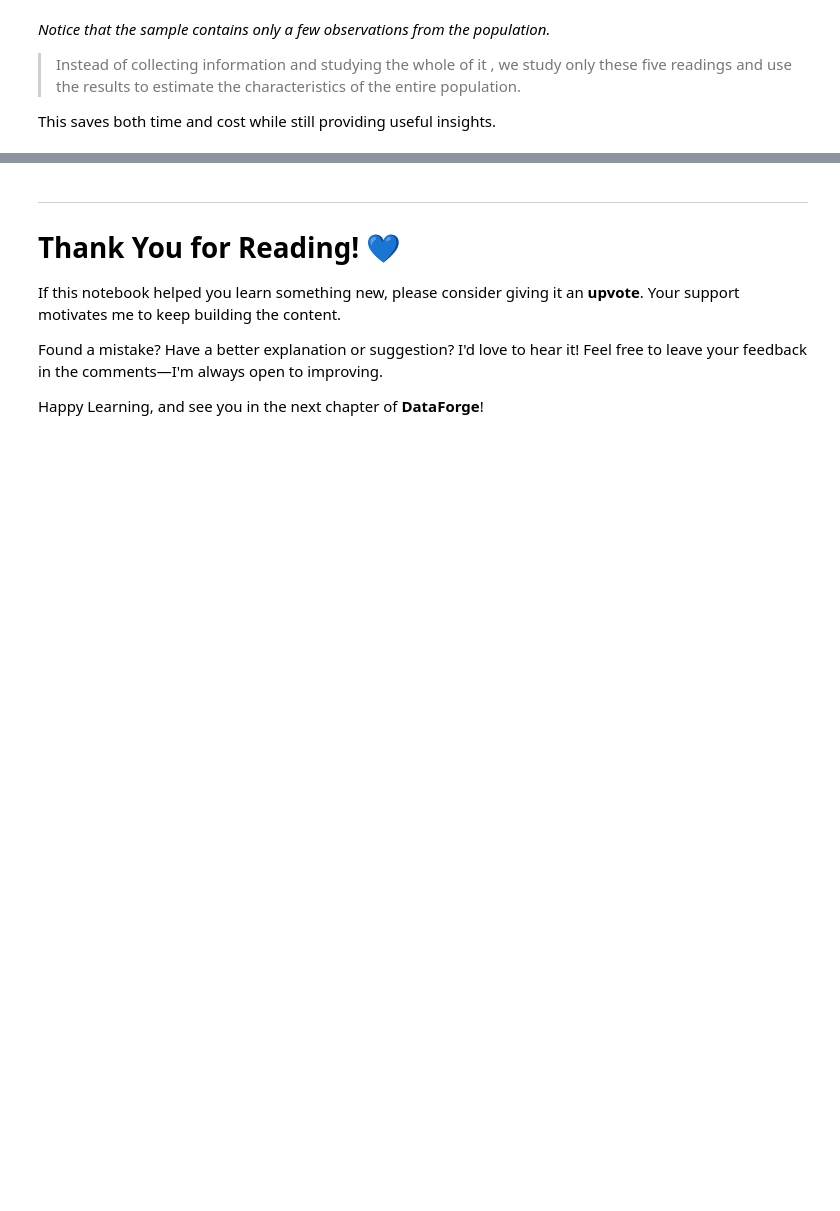
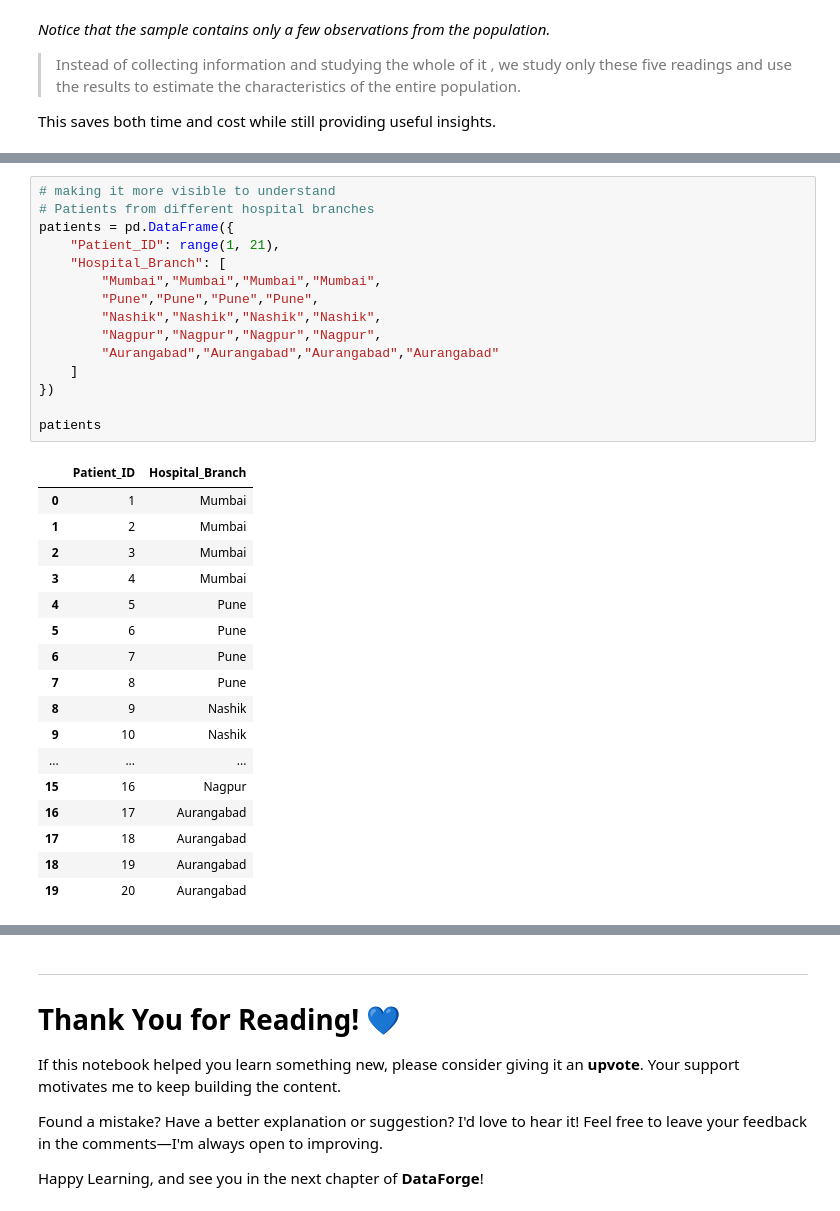
Before and after one commit to satyam2006-cmd/DataForge, a Jupyter notebook: statswithpy/statslearnings.ipynb, the cells around one changed output, grey strips where cells are left out. Drawn from its saved outputs; the diff is of its cells as text; blank space fills up the shorter version.

```diff
--- a/statswithpy/statslearnings.ipynb
+++ b/statswithpy/statslearnings.ipynb
@@ -1093,0 +1295,33 @@ The process of selecting samples is known as **Sampling**, which we'll explore i
+# %%
+# making it more visible to understand
+# Patients from different hospital branches
+patients = pd.DataFrame({
+    "Patient_ID": range(1, 21),
+    "Hospital_Branch": [
+        "Mumbai","Mumbai","Mumbai","Mumbai",
+        "Pune","Pune","Pune","Pune",
+        "Nashik","Nashik","Nashik","Nashik",
+        "Nagpur","Nagpur","Nagpur","Nagpur",
+        "Aurangabad","Aurangabad","Aurangabad","Aurangabad"
+    ]
+})
+
+patients
+# %% [output]
+|  | Patient_ID | Hospital_Branch |
+| 0 | 1 | Mumbai |
+| 1 | 2 | Mumbai |
+| 2 | 3 | Mumbai |
+| 3 | 4 | Mumbai |
+| 4 | 5 | Pune |
+| 5 | 6 | Pune |
+| 6 | 7 | Pune |
+| 7 | 8 | Pune |
+| 8 | 9 | Nashik |
+| 9 | 10 | Nashik |
+| ... | ... | ... |
+| 15 | 16 | Nagpur |
+| 16 | 17 | Aurangabad |
+| 17 | 18 | Aurangabad |
+| 18 | 19 | Aurangabad |
+| 19 | 20 | Aurangabad |
```
Also changed, not shown: parts of 23 cells of this notebook.
